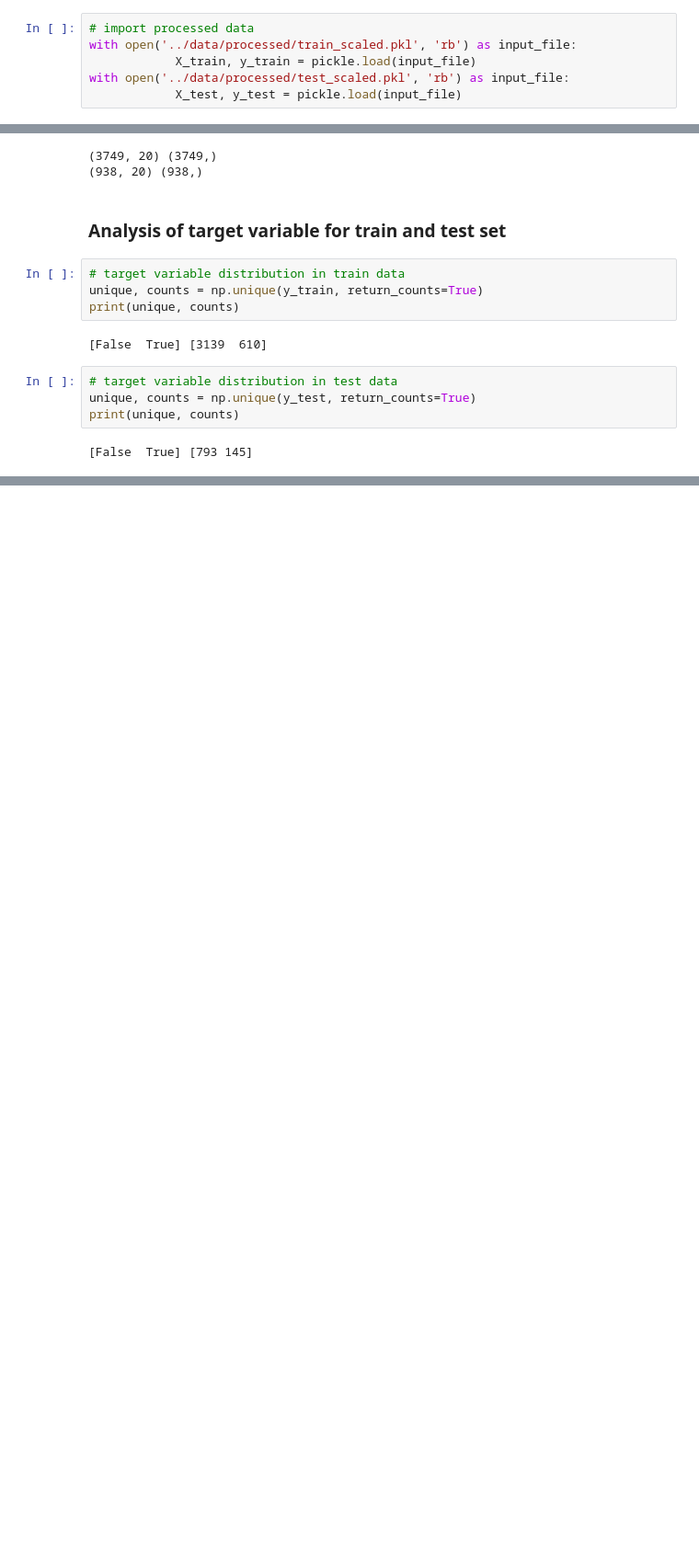
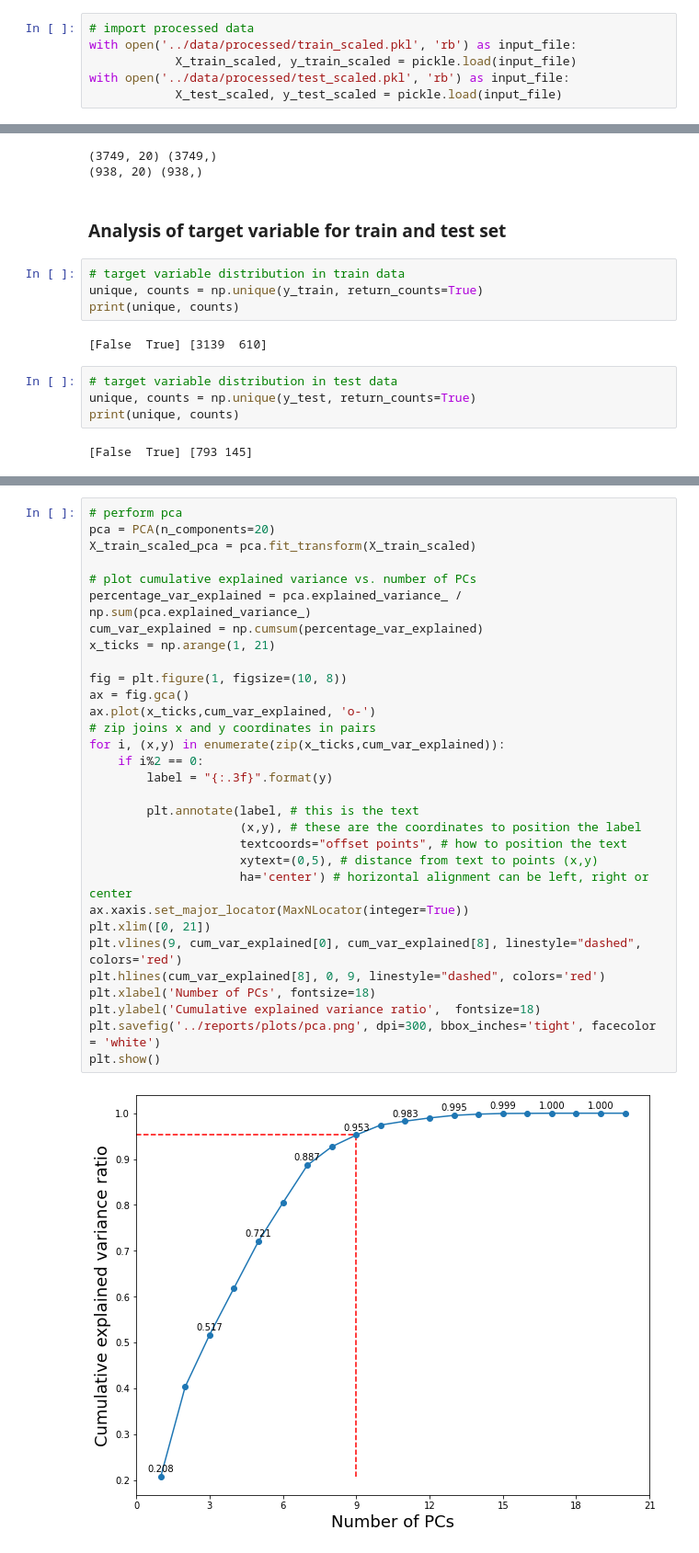
Before and after one commit to keknight/DSE_511_project3, a Jupyter notebook: notebooks/data_analysis.ipynb, the cells around one changed output, grey strips where cells are left out. Shown at 92% size. Cells and saved outputs as stored; diff of their text form; blank space fills up the shorter version.

Commit message:
added PCA visualization to notebooks/data_analysis.ipynb

```diff
--- a/notebooks/data_analysis.ipynb
+++ b/notebooks/data_analysis.ipynb
@@ -206,7 +209,7 @@ for column in df_nasa:
 # %%
 # import processed data
 with open('../data/processed/train_scaled.pkl', 'rb') as input_file:
-            X_train, y_train = pickle.load(input_file)
+            X_train_scaled, y_train_scaled = pickle.load(input_file)
 with open('../data/processed/test_scaled.pkl', 'rb') as input_file:
-            X_test, y_test = pickle.load(input_file)
+            X_test_scaled, y_test_scaled = pickle.load(input_file)
 # %%
@@ -231,0 +237,33 @@ print(unique, counts)
+# %%
+# perform pca
+pca = PCA(n_components=20)
+X_train_scaled_pca = pca.fit_transform(X_train_scaled)
+
+# plot cumulative explained variance vs. number of PCs
+percentage_var_explained = pca.explained_variance_ / np.sum(pca.explained_variance_)
+cum_var_explained = np.cumsum(percentage_var_explained)
+x_ticks = np.arange(1, 21)
+
+fig = plt.figure(1, figsize=(10, 8))
+ax = fig.gca()
+ax.plot(x_ticks,cum_var_explained, 'o-')
+# zip joins x and y coordinates in pairs
+for i, (x,y) in enumerate(zip(x_ticks,cum_var_explained)):
+    if i%2 == 0:
+        label = "{:.3f}".format(y)
+
+        plt.annotate(label, # this is the text
+                     (x,y), # these are the coordinates to position the label
+                     textcoords="offset points", # how to position the text
+                     xytext=(0,5), # distance from text to points (x,y)
+                     ha='center') # horizontal alignment can be left, right or center
+ax.xaxis.set_major_locator(MaxNLocator(integer=True))
+plt.xlim([0, 21])
+plt.vlines(9, cum_var_explained[0], cum_var_explained[8], linestyle="dashed", colors='red')
+plt.hlines(cum_var_explained[8], 0, 9, linestyle="dashed", colors='red')
+plt.xlabel('Number of PCs', fontsize=18)
+plt.ylabel('Cumulative explained variance ratio',  fontsize=18)
+plt.savefig('../reports/plots/pca.png', dpi=300, bbox_inches='tight', facecolor = 'white')
+plt.show()
+# %% [output]
+[figure, added]
```
Also changed, not shown: parts of 3 cells of this notebook.
